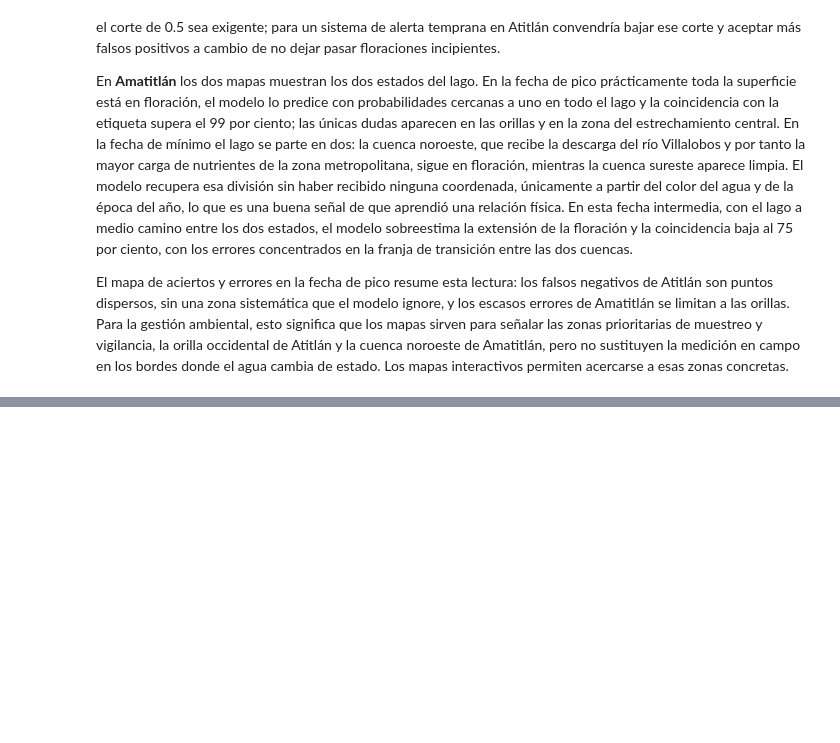
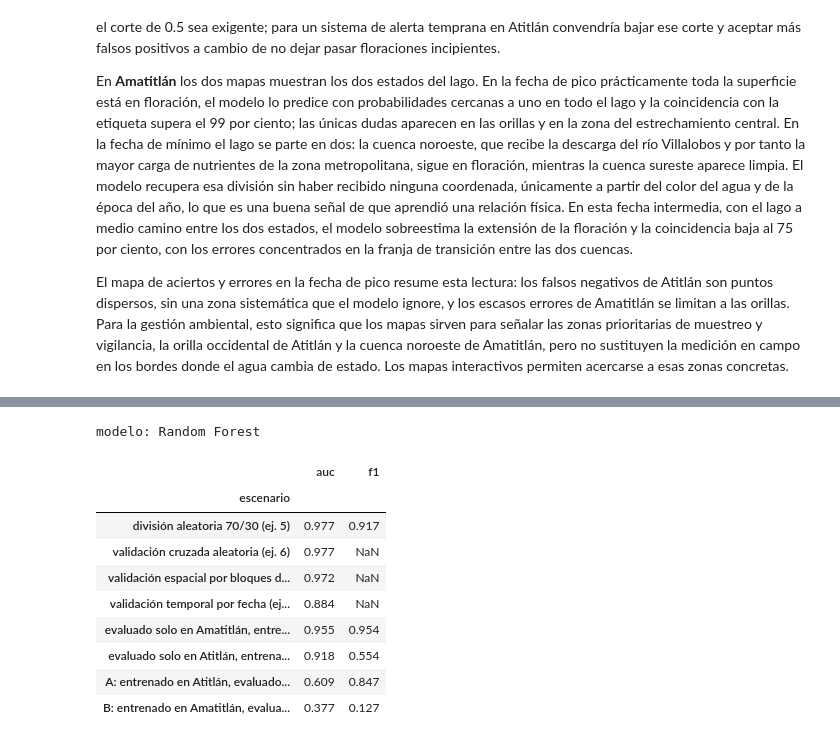
Before and after one commit to FerAHMz/lab4-ds, a Jupyter notebook: notebooks/lab4_parte2.ipynb, the cells around one changed output, grey strips where cells are left out. Cells and saved outputs as stored; diff of their text form; code cells hidden in the pictures; blank space fills up the shorter version.

```diff
--- a/notebooks/lab4_parte2.ipynb
+++ b/notebooks/lab4_parte2.ipynb
@@ -1754,0 +1761,33 @@ a esas zonas concretas.
+# %%
+mejor_nombre = metricas["roc_auc"].idxmax()
+resumen_final = pd.DataFrame([
+    {"escenario": "división aleatoria 70/30 (ej. 5)", "auc": metricas.loc[mejor_nombre, "roc_auc"],
+     "f1": metricas.loc[mejor_nombre, "f1"]},
+    {"escenario": "validación cruzada aleatoria (ej. 6)", "auc": validacion.loc[mejor_nombre, "aleatoria"], "f1": np.nan},
+    {"escenario": "validación espacial por bloques de 1 km (ej. 6)", "auc": validacion.loc[mejor_nombre, "espacial"], "f1": np.nan},
+    {"escenario": "validación temporal por fecha (ej. 6)", "auc": validacion.loc[mejor_nombre, "temporal"], "f1": np.nan},
+    {"escenario": "evaluado solo en Amatitlán, entrenado con ambos (ej. 7)",
+     "auc": referencia.loc[("amatitlan", mejor_nombre), "roc_auc"], "f1": referencia.loc[("amatitlan", mejor_nombre), "f1"]},
+    {"escenario": "evaluado solo en Atitlán, entrenado con ambos (ej. 7)",
+     "auc": referencia.loc[("atitlan", mejor_nombre), "roc_auc"], "f1": referencia.loc[("atitlan", mejor_nombre), "f1"]},
+    {"escenario": "A: entrenado en Atitlán, evaluado en Amatitlán (ej. 7)",
+     "auc": cruzada.loc[("A: entrena Atitlán → evalúa Amatitlán", mejor_nombre), "roc_auc"],
+     "f1": cruzada.loc[("A: entrena Atitlán → evalúa Amatitlán", mejor_nombre), "f1"]},
+    {"escenario": "B: entrenado en Amatitlán, evaluado en Atitlán (ej. 7)",
+     "auc": cruzada.loc[("B: entrena Amatitlán → evalúa Atitlán", mejor_nombre), "roc_auc"],
+     "f1": cruzada.loc[("B: entrena Amatitlán → evalúa Atitlán", mejor_nombre), "f1"]},
+]).set_index("escenario").round(3)
+print("modelo:", mejor_nombre)
+resumen_final
+# %% [output]
+modelo: Random Forest
+|  | auc | f1 |
+| escenario |  |  |
+| división aleatoria 70/30 (ej. 5) | 0.977 | 0.917 |
+| validación cruzada aleatoria (ej. 6) | 0.977 | NaN |
+| validación espacial por bloques d... | 0.972 | NaN |
+| validación temporal por fecha (ej... | 0.884 | NaN |
+| evaluado solo en Amatitlán, entre... | 0.955 | 0.954 |
+| evaluado solo en Atitlán, entrena... | 0.918 | 0.554 |
+| A: entrenado en Atitlán, evaluado... | 0.609 | 0.847 |
+| B: entrenado en Amatitlán, evalua... | 0.377 | 0.127 |
```
Also changed, not shown: parts of 3 cells of this notebook.
